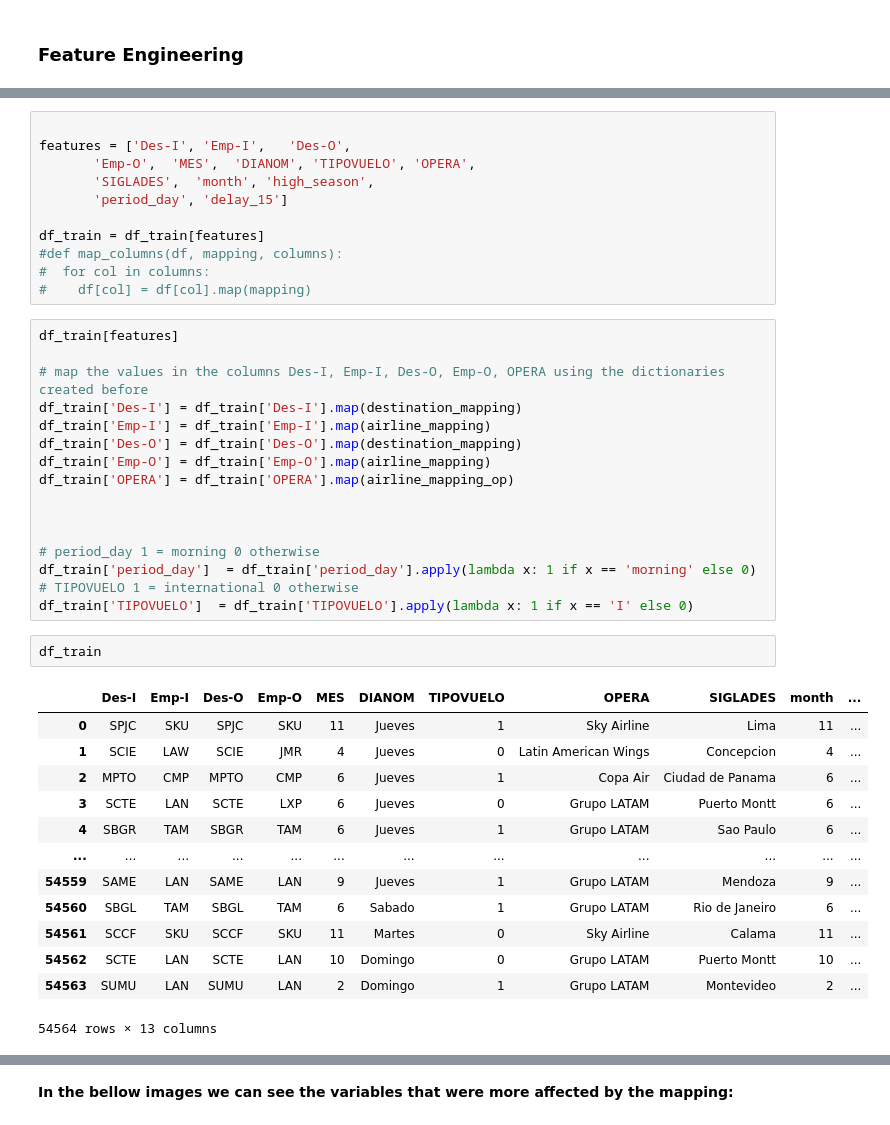
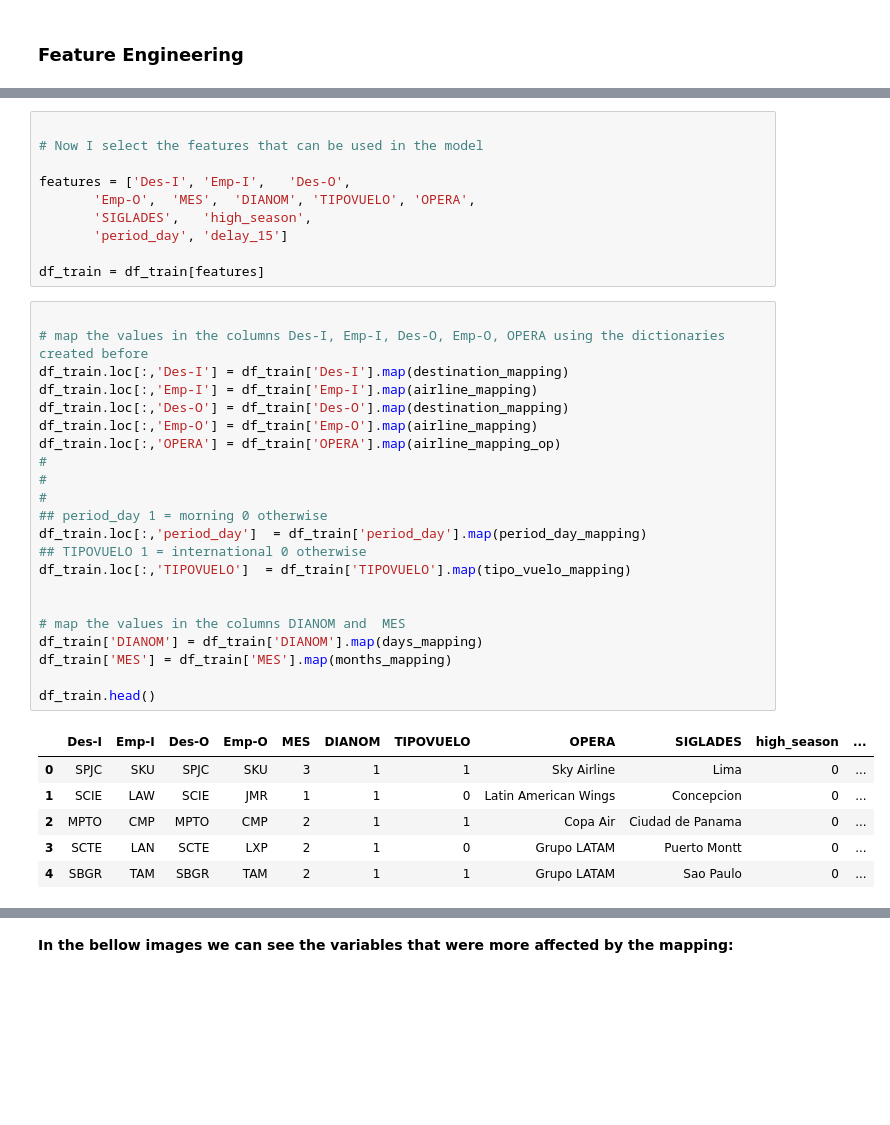
Before and after one commit to Luis-ramirez-r/Challenge-Data-Scientist---Luis-Ramirez, a Jupyter notebook: solution.ipynb, the cells around one changed output, grey strips where cells are left out. Saved outputs shown, nothing was run; the diff lists cells and outputs as text; blank space fills up the shorter version.

```diff
--- a/solution.ipynb
+++ b/solution.ipynb
@@ -617,43 +617,39 @@ with open('data/processed/longer_delay_months_SCL.json', 'w') as fp:
 # %%
+
+# Now I select the features that can be used in the model
 
 features = ['Des-I', 'Emp-I',   'Des-O',
        'Emp-O',  'MES',  'DIANOM', 'TIPOVUELO', 'OPERA',
-       'SIGLADES',  'month', 'high_season',
+       'SIGLADES',   'high_season',
        'period_day', 'delay_15']
 
 df_train = df_train[features]
-#def map_columns(df, mapping, columns):
-#  for col in columns:
-#    df[col] = df[col].map(mapping)
 # %%
-df_train[features]
 
 # map the values in the columns Des-I, Emp-I, Des-O, Emp-O, OPERA using the dictionaries created before
-df_train['Des-I'] = df_train['Des-I'].map(destination_mapping)
-df_train['Emp-I'] = df_train['Emp-I'].map(airline_mapping)
-df_train['Des-O'] = df_train['Des-O'].map(destination_mapping)
-df_train['Emp-O'] = df_train['Emp-O'].map(airline_mapping)
-df_train['OPERA'] = df_train['OPERA'].map(airline_mapping_op)
+df_train.loc[:,'Des-I'] = df_train['Des-I'].map(destination_mapping)
+df_train.loc[:,'Emp-I'] = df_train['Emp-I'].map(airline_mapping)
+df_train.loc[:,'Des-O'] = df_train['Des-O'].map(destination_mapping)
+df_train.loc[:,'Emp-O'] = df_train['Emp-O'].map(airline_mapping)
+df_train.loc[:,'OPERA'] = df_train['OPERA'].map(airline_mapping_op)
+#
+#
+#
+## period_day 1 = morning 0 otherwise
+df_train.loc[:,'period_day']  = df_train['period_day'].map(period_day_mapping)
+## TIPOVUELO 1 = international 0 otherwise
+df_train.loc[:,'TIPOVUELO']  = df_train['TIPOVUELO'].map(tipo_vuelo_mapping)
 
 
+# map the values in the columns DIANOM and  MES
+df_train['DIANOM'] = df_train['DIANOM'].map(days_mapping)
+df_train['MES'] = df_train['MES'].map(months_mapping)
 
-# period_day 1 = morning 0 otherwise
-df_train['period_day']  = df_train['period_day'].apply(lambda x: 1 if x == 'morning' else 0)
-# TIPOVUELO 1 = international 0 otherwise
-df_train['TIPOVUELO']  = df_train['TIPOVUELO'].apply(lambda x: 1 if x == 'I' else 0)
+df_train.head()
+# %% [output]
+|  | Des-I | Emp-I | Des-O | Emp-O | MES | DIANOM | TIPOVUELO | OPERA | SIGLADES | high_season | ... |
+| 0 | SPJC | SKU | SPJC | SKU | 3 | 1 | 1 | Sky Airline | Lima | 0 | ... |
+| 1 | SCIE | LAW | SCIE | JMR | 1 | 1 | 0 | Latin American Wings | Concepcion | 0 | ... |
+| 2 | MPTO | CMP | MPTO | CMP | 2 | 1 | 1 | Copa Air | Ciudad de Panama | 0 | ... |
+| 3 | SCTE | LAN | SCTE | LXP | 2 | 1 | 0 | Grupo LATAM | Puerto Montt | 0 | ... |
+| 4 | SBGR | TAM | SBGR | TAM | 2 | 1 | 1 | Grupo LATAM | Sao Paulo | 0 | ... |
-# %%
-df_train
-# %% [output]
-|  | Des-I | Emp-I | Des-O | Emp-O | MES | DIANOM | TIPOVUELO | OPERA | SIGLADES | month | ... |
-| 0 | SPJC | SKU | SPJC | SKU | 11 | Jueves | 1 | Sky Airline | Lima | 11 | ... |
-| 1 | SCIE | LAW | SCIE | JMR | 4 | Jueves | 0 | Latin American Wings | Concepcion | 4 | ... |
-| 2 | MPTO | CMP | MPTO | CMP | 6 | Jueves | 1 | Copa Air | Ciudad de Panama | 6 | ... |
-| 3 | SCTE | LAN | SCTE | LXP | 6 | Jueves | 0 | Grupo LATAM | Puerto Montt | 6 | ... |
-| 4 | SBGR | TAM | SBGR | TAM | 6 | Jueves | 1 | Grupo LATAM | Sao Paulo | 6 | ... |
-| ... | ... | ... | ... | ... | ... | ... | ... | ... | ... | ... | ... |
-| 54559 | SAME | LAN | SAME | LAN | 9 | Jueves | 1 | Grupo LATAM | Mendoza | 9 | ... |
-| 54560 | SBGL | TAM | SBGL | TAM | 6 | Sabado | 1 | Grupo LATAM | Rio de Janeiro | 6 | ... |
-| 54561 | SCCF | SKU | SCCF | SKU | 11 | Martes | 0 | Sky Airline | Calama | 11 | ... |
-| 54562 | SCTE | LAN | SCTE | LAN | 10 | Domingo | 0 | Grupo LATAM | Puerto Montt | 10 | ... |
-| 54563 | SUMU | LAN | SUMU | LAN | 2 | Domingo | 1 | Grupo LATAM | Montevideo | 2 | ... |
-54564 rows × 13 columns
```
Also changed, not shown: parts of 31 cells of this notebook, 10 other files.
